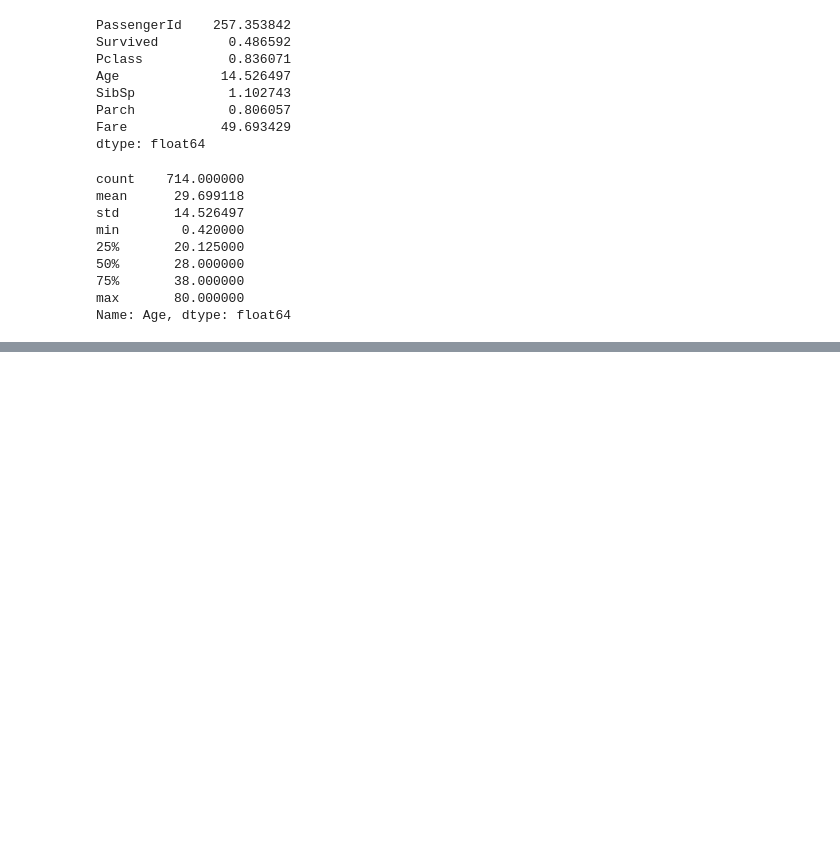
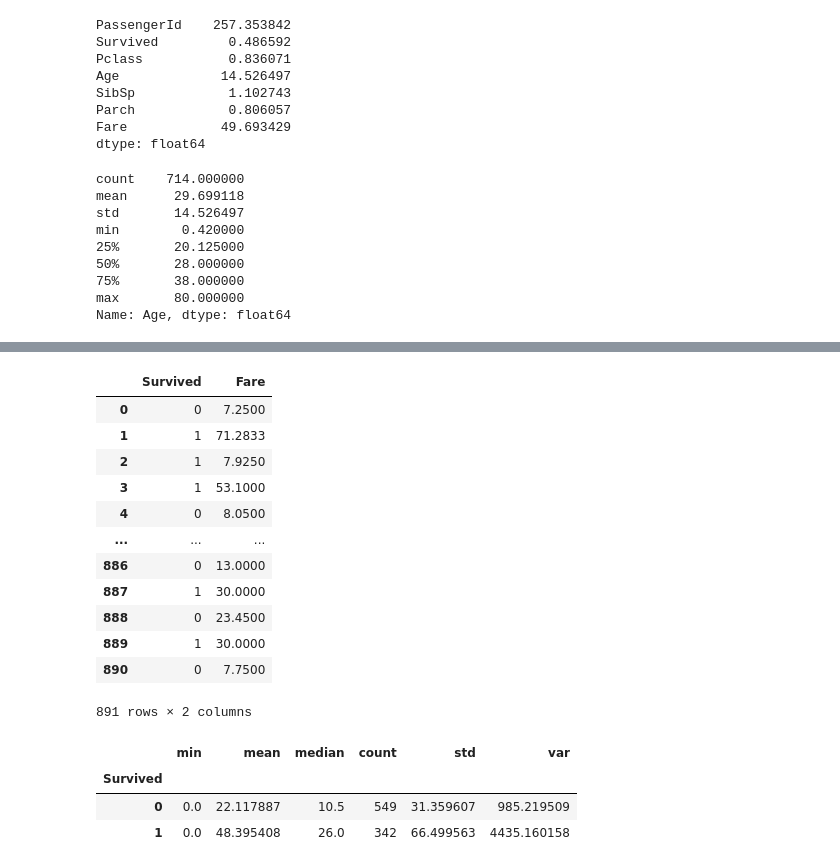
Before and after one commit to karankrishnazt-ctrl/-DATA-SCIENCE-FULL-COURSE, a Jupyter notebook: Data toolkit/Panda_Advance2.ipynb, the cells around one changed output, grey strips where cells are left out. Drawn from its saved outputs; the diff is of its cells as text; code cells hidden in the pictures; blank space fills up the shorter version.

```diff
--- a/Data toolkit/Panda_Advance2.ipynb
+++ b/Data toolkit/Panda_Advance2.ipynb
@@ -658,0 +703,24 @@ Name: Age, dtype: float64
+# %%
+df[['Survived','Fare']]
+# %% [output]
+|  | Survived | Fare |
+| 0 | 0 | 7.2500 |
+| 1 | 1 | 71.2833 |
+| 2 | 1 | 7.9250 |
+| 3 | 1 | 53.1000 |
+| 4 | 0 | 8.0500 |
+| ... | ... | ... |
+| 886 | 0 | 13.0000 |
+| 887 | 1 | 30.0000 |
+| 888 | 0 | 23.4500 |
+| 889 | 1 | 30.0000 |
+| 890 | 0 | 7.7500 |
+891 rows × 2 columns
+# %%
+import numpy as np
+df.groupby('Survived')['Fare'].agg([min,'mean','median','count',np.std,'var'])
+# %% [output]
+|  | min | mean | median | count | std | var |
+| Survived |  |  |  |  |  |  |
+| 0 | 0.0 | 22.117887 | 10.5 | 549 | 31.359607 | 985.219509 |
+| 1 | 0.0 | 48.395408 | 26.0 | 342 | 66.499563 | 4435.160158 |
```
Also changed, not shown: parts of 14 cells of this notebook.
